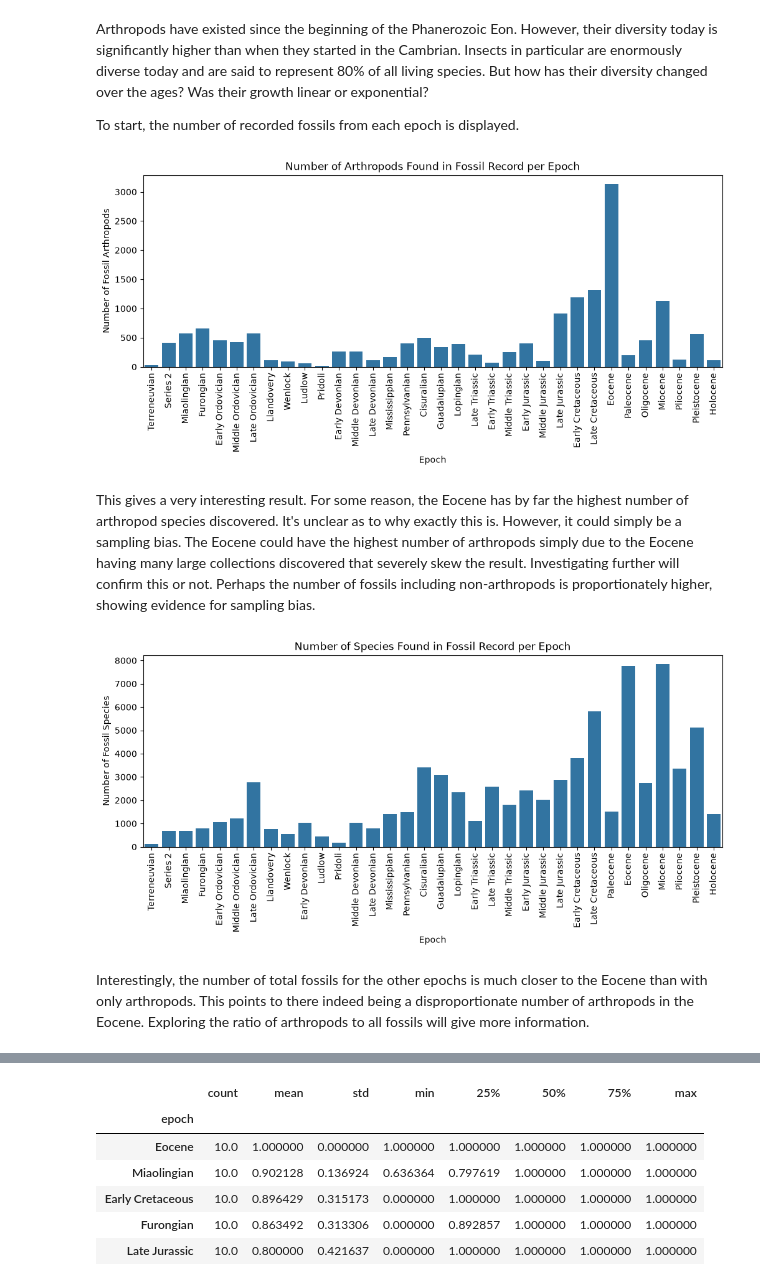
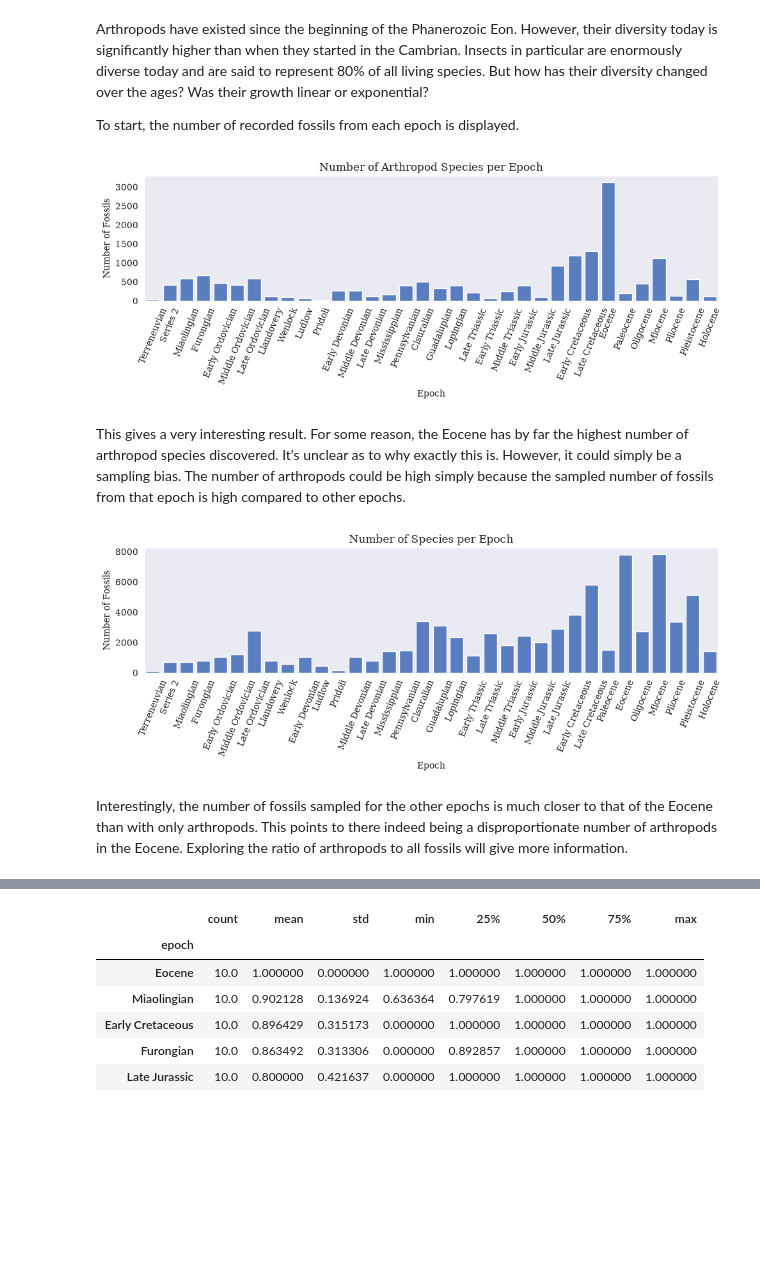
Before and after one commit to Dworlock11/Arthropod-Fossil-Diversity-Analysis, a Jupyter notebook: notebooks/02_analysis.ipynb, the cells around one changed output, grey strips where cells are left out. Cells and saved outputs as stored; diff of their text form; code cells hidden in the pictures; blank space fills up the shorter version.

Commit message:
Finished analysis on proportions of arthropods with time

```diff
--- a/notebooks/02_analysis.ipynb
+++ b/notebooks/02_analysis.ipynb
@@ -407,22 +407,28 @@ arth_data.to_csv("../data/processed/arthropod_fossils_processed.csv")
 Arthropods have existed since the beginning of the Phanerozoic Eon. However, their diversity today is significantly higher than when they started in the Cambrian. Insects in particular are enormously diverse today and are said to represent 80% of all living species. But how has their diversity changed over the ages? Was their growth linear or exponential?
 
 To start, the number of recorded fossils from each epoch is displayed.
+# %%
+# Visual styling
+sns.set_style("dark")
+sns.set_palette("muted")
+plt.rcParams['font.family'] = 'serif'
 # %%
 arth_by_epoch = (
     arth_data.groupby("epoch")
-      .agg(species_count=("accepted_name", "nunique"), age=("max_ma", "max"))
-      .sort_values("age", ascending=False)
+      .agg(arth_species_count=("accepted_name", "nunique"), arth_age=("max_ma", "max"))
+      .sort_values("arth_age", ascending=False)
 )
 # %%
-fig, ax = plt.subplots(figsize=(12, 4))
-sns.barplot(x="epoch", y="species_count", data=arth_by_epoch)
+fig, ax = plt.subplots(figsize=(10, 4))
+sns.barplot(data=arth_by_epoch, x="epoch", y="arth_species_count")
 ax.set_xlabel("Epoch")
-ax.set_ylabel("Number of Fossil Arthropods")
-ax.set_title("Number of Arthropods Found in Fossil Record per Epoch")
-plt.xticks(rotation=90)
+ax.set_ylabel("Number of Fossils")
+ax.set_title("Number of Arthropod Species per Epoch")
+plt.xticks(rotation=67.5)
+plt.tight_layout()
 plt.show()
 # %% [output]
-[figure, old version]
+[figure, new version]
 # %% [markdown]
-This gives a very interesting result. For some reason, the Eocene has by far the highest number of arthropod species discovered. It's unclear as to why exactly this is. However, it could simply be a sampling bias. The Eocene could have the highest number of arthropods simply due to the Eocene having many large collections discovered that severely skew the result. Investigating further will confirm this or not. Perhaps the number of fossils including non-arthropods is proportionately higher, showing evidence for sampling bias.
+This gives a very interesting result. For some reason, the Eocene has by far the highest number of arthropod species discovered. It's unclear as to why exactly this is. However, it could simply be a sampling bias. The number of arthropods could be high simply because the sampled number of fossils from that epoch is high compared to other epochs.
 # %%
@@ -433,13 +439,14 @@ species_by_epoch = (
 )
 # %%
-fig, ax = plt.subplots(figsize=(12, 4))
-sns.barplot(x="epoch", y="species_count", data=species_by_epoch)
+fig, ax = plt.subplots(figsize=(10, 4))
+sns.barplot(data=all_by_epoch, x="epoch", y="all_species_count")
 ax.set_xlabel("Epoch")
-ax.set_ylabel("Number of Fossil Species")
-ax.set_title("Number of Species Found in Fossil Record per Epoch")
-plt.xticks(rotation=90)
+ax.set_ylabel("Number of Fossils")
+ax.set_title("Number of Species per Epoch")
+plt.xticks(rotation=67.5)
+plt.tight_layout()
 plt.show()
 # %% [output]
-[figure, old version]
+[figure, new version]
 # %% [markdown]
-Interestingly, the number of total fossils for the other epochs is much closer to the Eocene than with only arthropods. This points to there indeed being a disproportionate number of arthropods in the Eocene. Exploring the ratio of arthropods to all fossils will give more information.
+Interestingly, the number of fossils sampled for the other epochs is much closer to that of the Eocene than with only arthropods. This points to there indeed being a disproportionate number of arthropods in the Eocene. Exploring the ratio of arthropods to all fossils will give more information.
```
Also changed, not shown: parts of 29 cells of this notebook.
